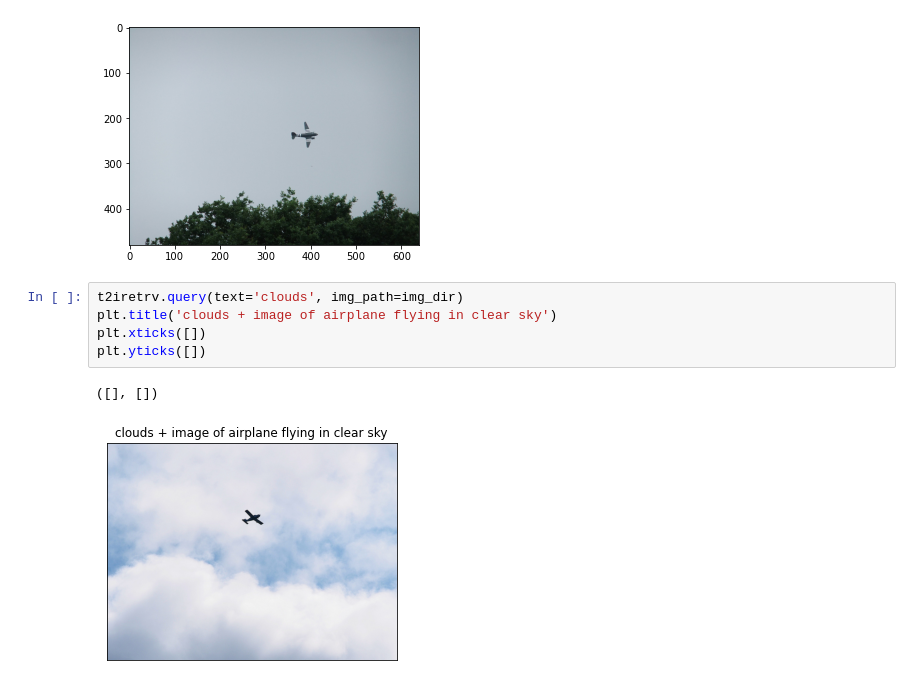
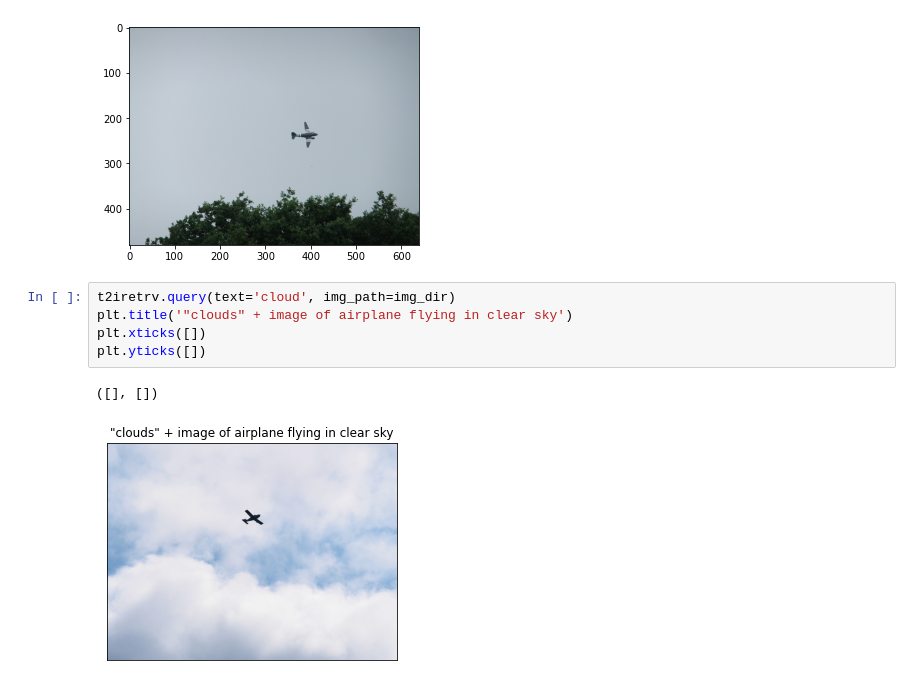
Before and after one commit to dgjun32/CLIP-tensorflow, a Jupyter notebook: code/demo.ipynb, the cells around one changed output. Saved outputs shown, nothing was run; the diff lists cells and outputs as text.

```diff
--- a/code/demo.ipynb
+++ b/code/demo.ipynb
@@ -182,10 +182,10 @@ plt.imshow(img)
 <matplotlib.image.AxesImage at 0x...>
 [figure]
 # %%
-t2iretrv.query(text='clouds', img_path=img_dir)
-plt.title('clouds + image of airplane flying in clear sky')
+t2iretrv.query(text='cloud', img_path=img_dir)
+plt.title('"clouds" + image of airplane flying in clear sky')
 plt.xticks([])
 plt.yticks([])
 # %% [output]
 ([], [])
-[figure, old version]
+[figure, new version]
```
Also changed, not shown: parts of 4 cells of this notebook, 15 other files.
